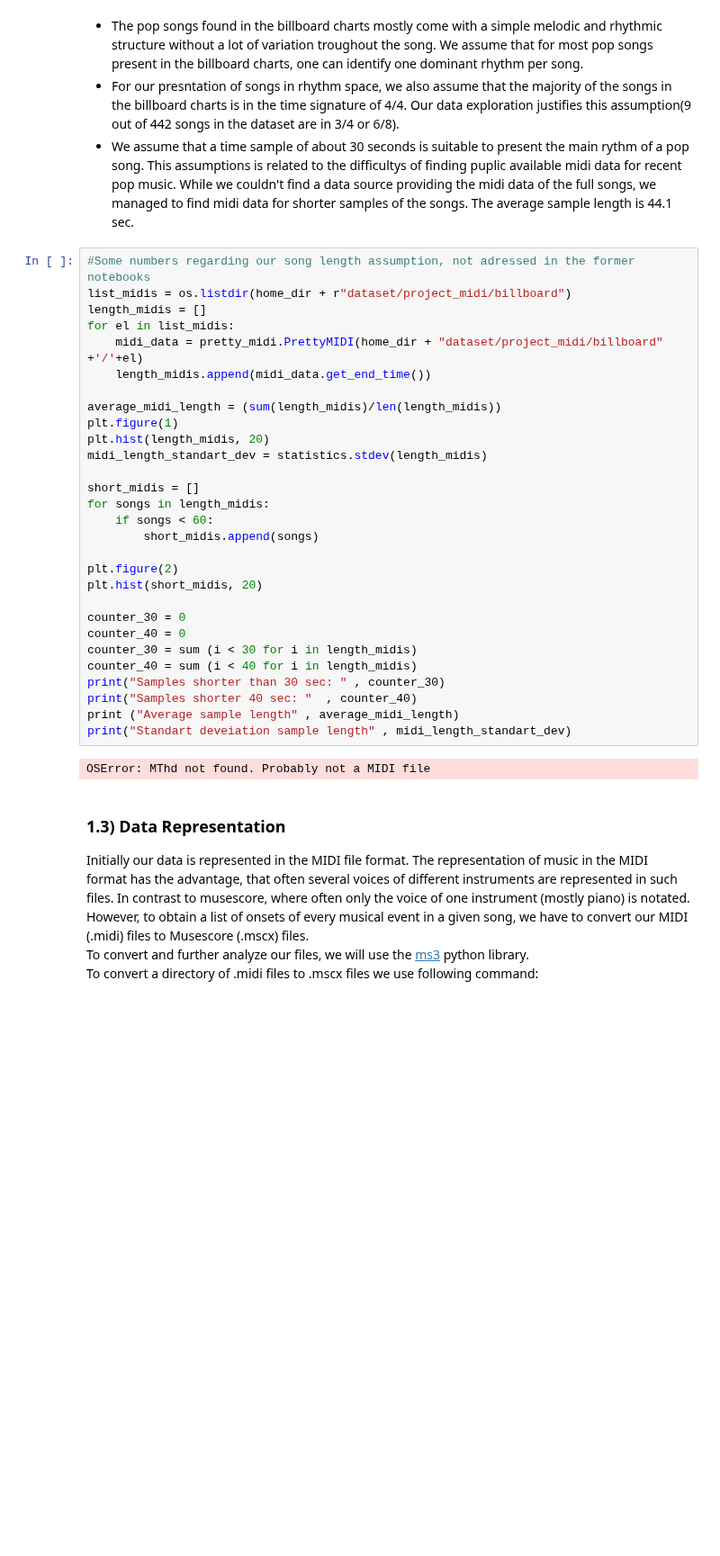
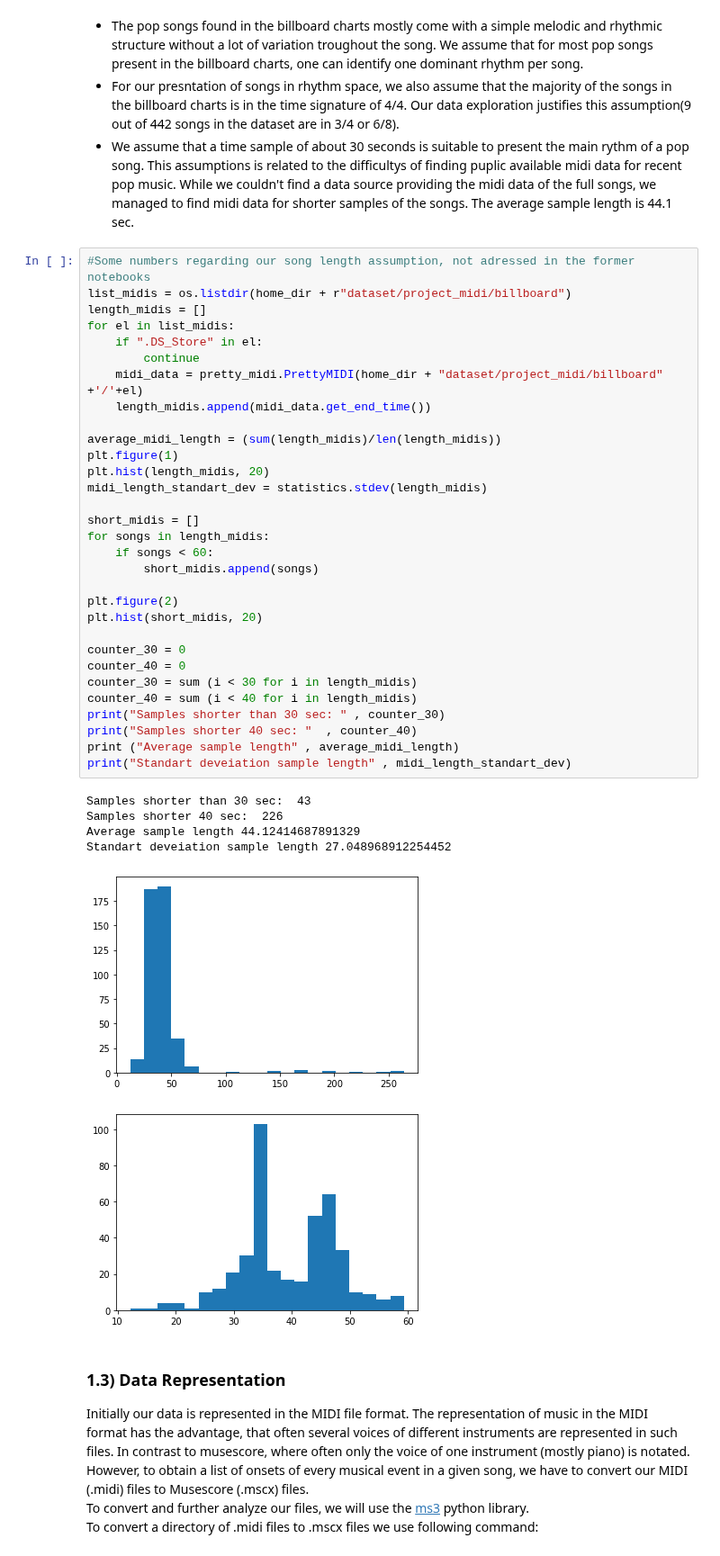
Before and after one commit to pushkarjajoria/Tresillo, a Jupyter notebook: src/milestone_3_sugessted_structure.ipynb, the cells around one changed output. Shown at 90% size. Cells and saved outputs as stored; diff of their text form; blank space fills up the shorter version.

```diff
--- a/src/milestone_3_sugessted_structure.ipynb
+++ b/src/milestone_3_sugessted_structure.ipynb
@@ -43,34 +43,41 @@ In our project we would like to discuss the use of a rhythm, which we refer to a
 # %%
 #Some numbers regarding our song length assumption, not adressed in the former notebooks
 list_midis = os.listdir(home_dir + r"dataset/project_midi/billboard")
 length_midis = []
 for el in list_midis:
+    if ".DS_Store" in el:
+        continue
     midi_data = pretty_midi.PrettyMIDI(home_dir + "dataset/project_midi/billboard" +'/'+el)
     length_midis.append(midi_data.get_end_time())
 
 average_midi_length = (sum(length_midis)/len(length_midis))
 plt.figure(1)
 plt.hist(length_midis, 20)
 midi_length_standart_dev = statistics.stdev(length_midis)
 
 short_midis = []
 for songs in length_midis:
     if songs < 60:
         short_midis.append(songs)
 
 plt.figure(2)
 plt.hist(short_midis, 20)
 
 counter_30 = 0
 counter_40 = 0
 counter_30 = sum (i < 30 for i in length_midis)
 counter_40 = sum (i < 40 for i in length_midis)
 print("Samples shorter than 30 sec: " , counter_30)
 print("Samples shorter 40 sec: "  , counter_40)
 print ("Average sample length" , average_midi_length)
 print("Standart deveiation sample length" , midi_length_standart_dev)
 # %% [output]
-OSError: MThd not found. Probably not a MIDI file
+Samples shorter than 30 sec:  43
+Samples shorter 40 sec:  226
+Average sample length 44.12414687891329
+Standart deveiation sample length 27.048968912254452
+[figure, added]
+[figure, added]
 # %% [markdown]
 ### 1.3) Data Representation
 Initially our data is represented in the MIDI file format. The representation of music in the MIDI format has the advantage, that often several voices of different instruments are represented in such files. In contrast to musescore, where often only the voice of one instrument (mostly piano) is notated.
```
Also changed, not shown: parts of 11 cells of this notebook.
